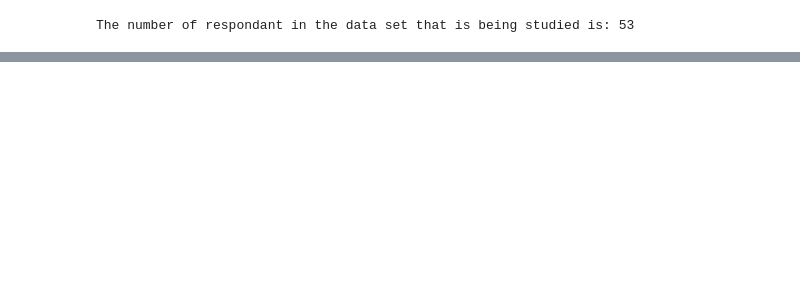
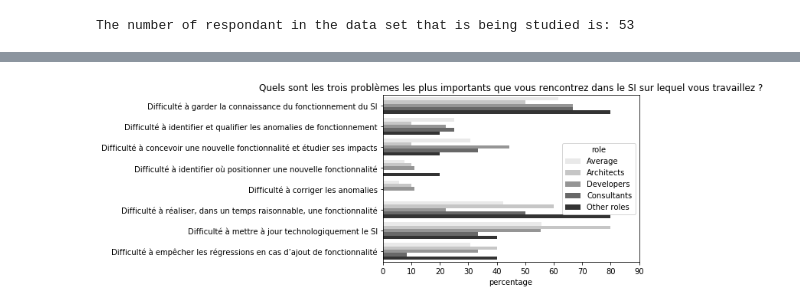
Before and after one commit to AntoineCheron/IS-problems-questionnaire-analysis, a Jupyter notebook: Analyse.ipynb, the cells around one changed output, grey strips where cells are left out. Saved outputs shown, nothing was run; the diff lists cells and outputs as text; code cells hidden in the pictures; blank space fills up the shorter version.

```diff
--- a/Analyse.ipynb
+++ b/Analyse.ipynb
@@ -103,0 +137,20 @@ g = barplot_percentage(major_problems, question)
+# %%
+question = studied_data_set.columns[5]
+
+major_problems_overall = clean_dataset_for_major_problems(results)
+major_problems_overall['role'] = 'Average'
+major_problems_archi = clean_dataset_for_major_problems(architects(results))
+major_problems_archi['role'] = 'Architects'
+major_problems_dev = clean_dataset_for_major_problems(developers(results))
+major_problems_dev['role'] = 'Developers'
+major_problems_consultants = clean_dataset_for_major_problems(consultants(results))
+major_problems_consultants['role'] = 'Consultants'
+major_problems_others = clean_dataset_for_major_problems(other_jobs(results))
+major_problems_others['role'] = 'Other roles'
+
+major_problems = pd.concat([major_problems_overall, major_problems_archi, major_problems_dev, major_problems_consultants, major_problems_others])
+
+
+g = barplot_percentage(major_problems, question, hue='role', with_percentage=False)
+# %% [output]
+[figure, added]
```
Also changed, not shown: parts of 4 cells of this notebook.
